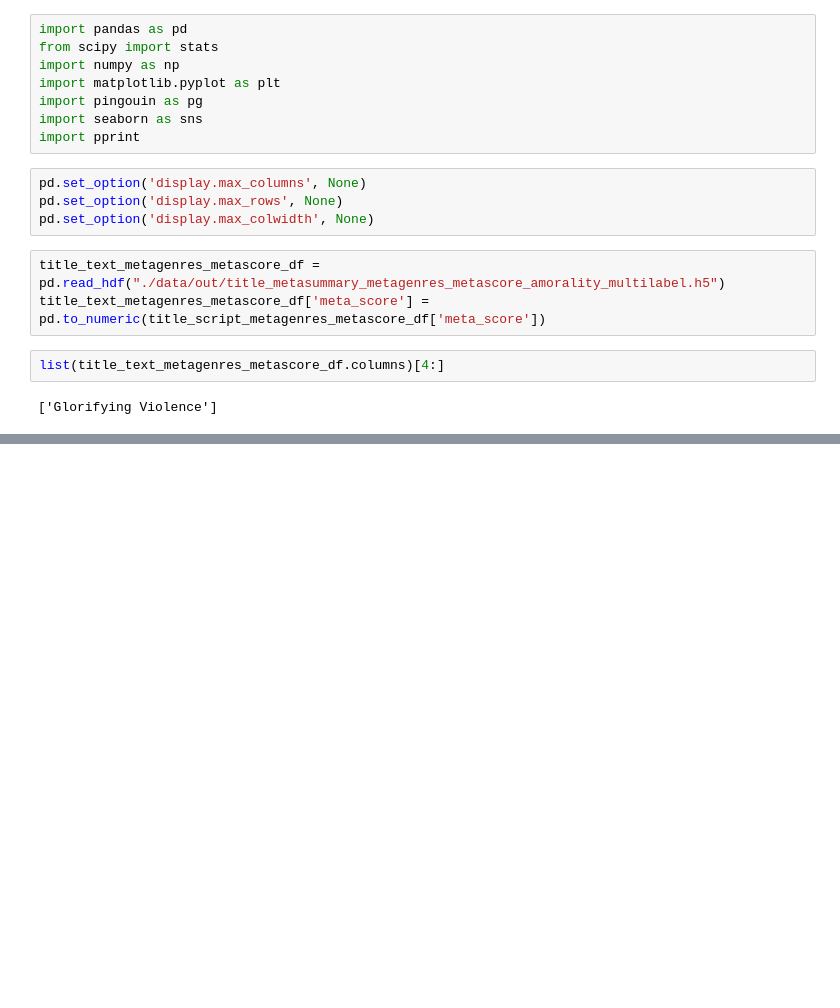
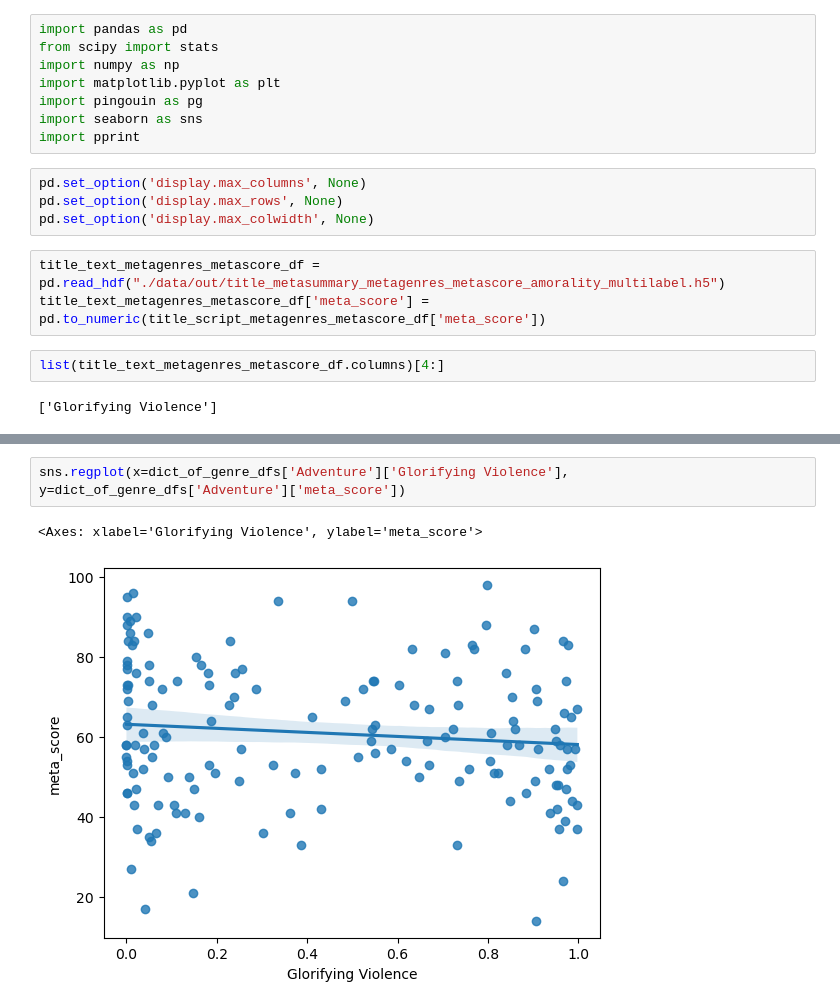
Before and after one commit to b-alvinge/imsdb_metacritic_models, a Jupyter notebook: script_analysis.ipynb, the cells around one changed output, grey strips where cells are left out. Saved outputs shown, nothing was run; the diff lists cells and outputs as text; blank space fills up the shorter version.

```diff
--- a/script_analysis.ipynb
+++ b/script_analysis.ipynb
@@ -61,0 +56,5 @@ sns.regplot(x=dict_of_genre_dfs['Comedy']['Glorifying Violence'], y=dict_of_genr
+# %%
+sns.regplot(x=dict_of_genre_dfs['Adventure']['Glorifying Violence'], y=dict_of_genre_dfs['Adventure']['meta_score'])
+# %% [output]
+<Axes: xlabel='Glorifying Violence', ylabel='meta_score'>
+[figure, added]
```
Also changed, not shown: parts of 8 cells of this notebook.
